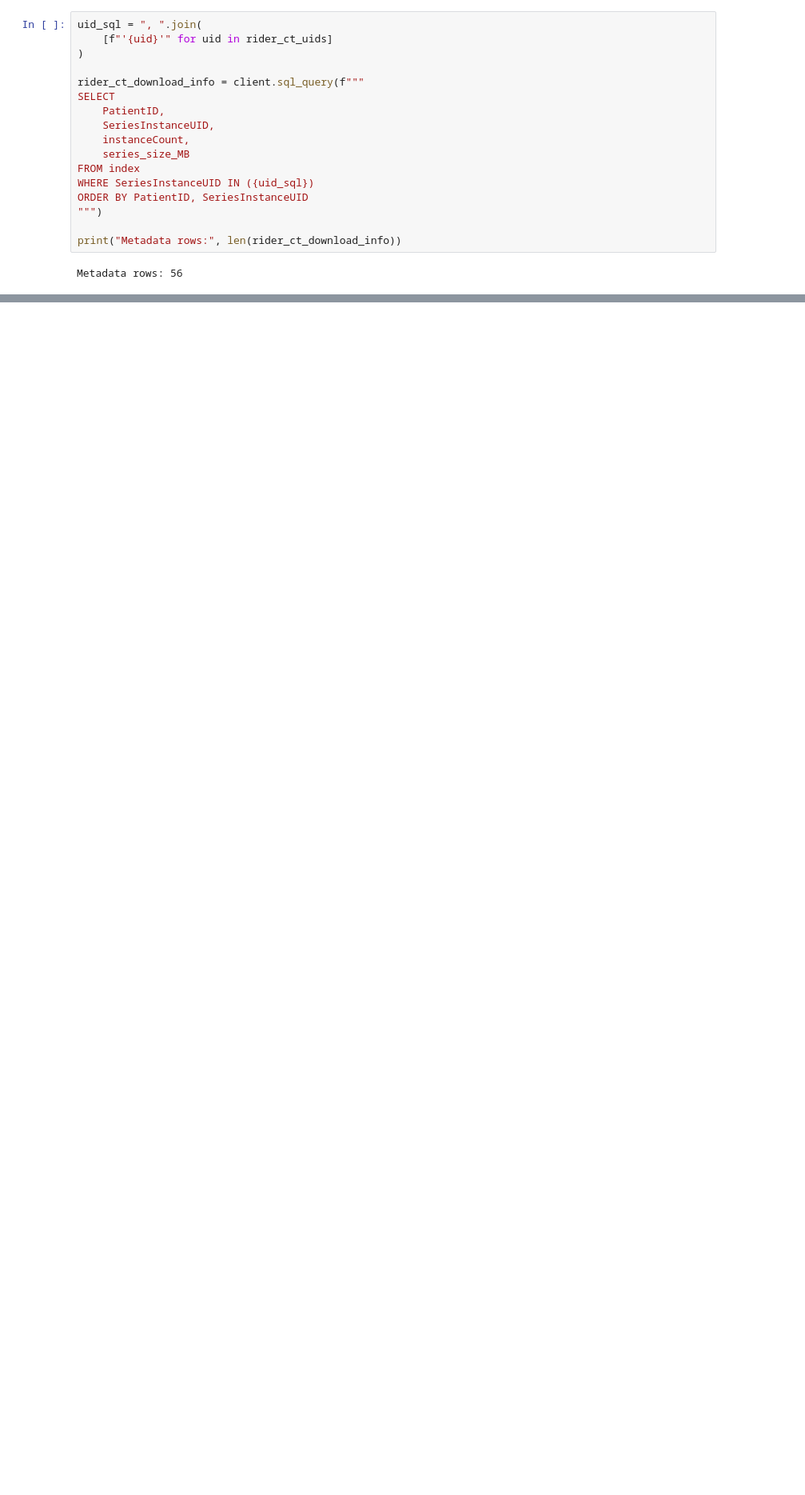
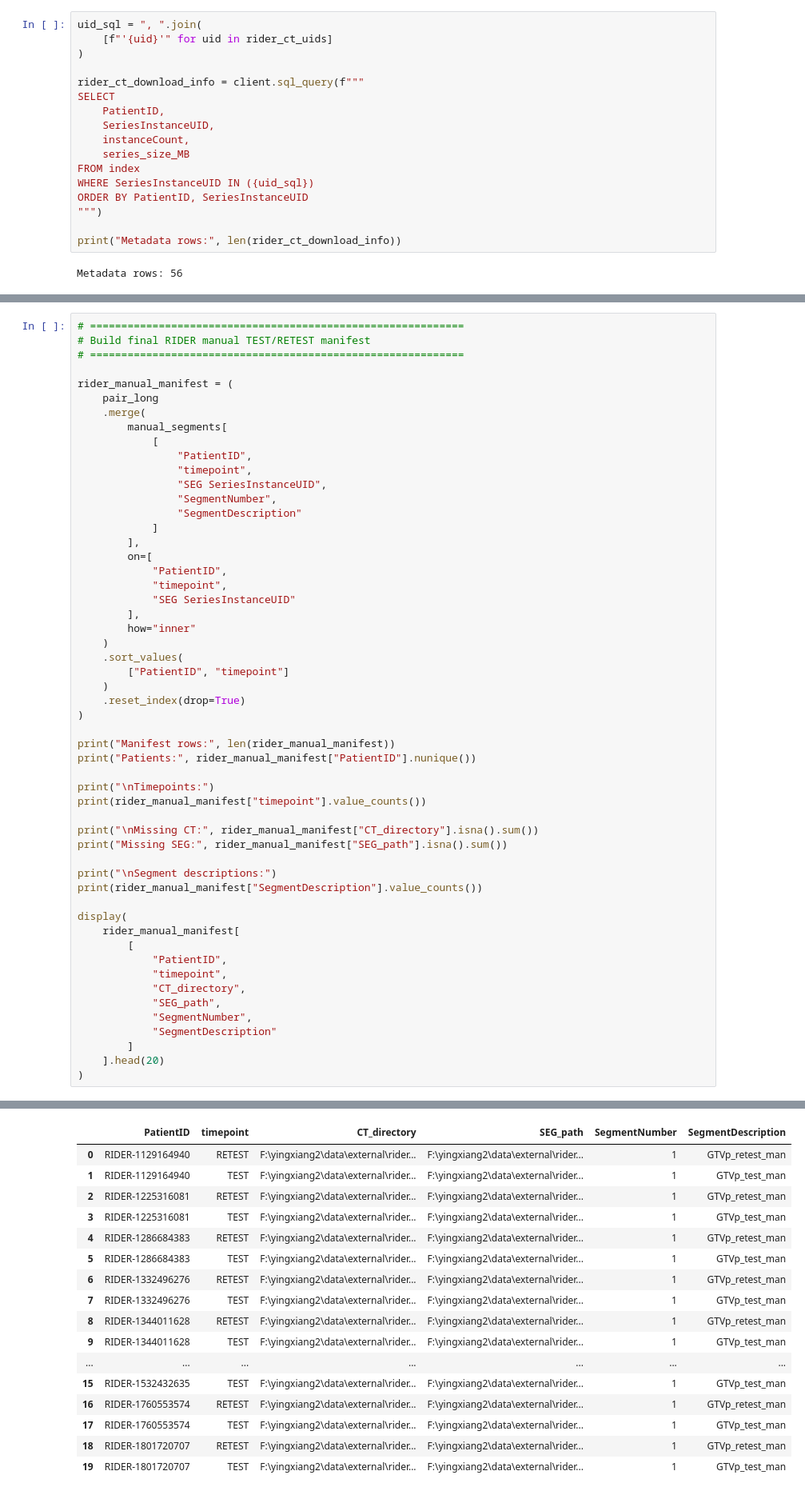
Before and after one commit to gmail2580369-del/lung2-egfr-radiomics, a Jupyter notebook: notebooks/03_modeling_nested_cv.ipynb, the cells around one changed output, grey strips where cells are left out. Shown at 80% size. Drawn from its saved outputs; the diff is of its cells as text; blank space fills up the shorter version.

```diff
--- a/notebooks/03_modeling_nested_cv.ipynb
+++ b/notebooks/03_modeling_nested_cv.ipynb
@@ -8185,0 +8678,55 @@ Metadata rows: 56
+# %%
+# ============================================================
+# Build final RIDER manual TEST/RETEST manifest
+# ============================================================
+
+rider_manual_manifest = (
+    pair_long
+    .merge(
+        manual_segments[
+            [
+                "PatientID",
+                "timepoint",
+                "SEG SeriesInstanceUID",
+                "SegmentNumber",
+                "SegmentDescription"
+            ]
+        ],
+        on=[
+            "PatientID",
+            "timepoint",
+            "SEG SeriesInstanceUID"
+        ],
+        how="inner"
+    )
+    .sort_values(
+        ["PatientID", "timepoint"]
+    )
+    .reset_index(drop=True)
+)
+
+print("Manifest rows:", len(rider_manual_manifest))
+print("Patients:", rider_manual_manifest["PatientID"].nunique())
+
+print("\nTimepoints:")
+print(rider_manual_manifest["timepoint"].value_counts())
+
+print("\nMissing CT:", rider_manual_manifest["CT_directory"].isna().sum())
+print("Missing SEG:", rider_manual_manifest["SEG_path"].isna().sum())
+
+print("\nSegment descriptions:")
+print(rider_manual_manifest["SegmentDescription"].value_counts())
+
+display(
+    rider_manual_manifest[
+        [
+            "PatientID",
+            "timepoint",
+            "CT_directory",
+            "SEG_path",
+            "SegmentNumber",
+            "SegmentDescription"
+        ]
+    ].head(20)
+)
+# %% [output]
@@ -8185,0 +8750,17 @@ Metadata rows: 56
+|  | PatientID | timepoint | CT_directory | SEG_path | SegmentNumber | SegmentDescription |
+| 0 | RIDER-1129164940 | RETEST | F:\yingxiang2\data\external\rider... | F:\yingxiang2\data\external\rider... | 1 | GTVp_retest_man |
+| 1 | RIDER-1129164940 | TEST | F:\yingxiang2\data\external\rider... | F:\yingxiang2\data\external\rider... | 1 | GTVp_test_man |
+| 2 | RIDER-1225316081 | RETEST | F:\yingxiang2\data\external\rider... | F:\yingxiang2\data\external\rider... | 1 | GTVp_retest_man |
+| 3 | RIDER-1225316081 | TEST | F:\yingxiang2\data\external\rider... | F:\yingxiang2\data\external\rider... | 1 | GTVp_test_man |
+| 4 | RIDER-1286684383 | RETEST | F:\yingxiang2\data\external\rider... | F:\yingxiang2\data\external\rider... | 1 | GTVp_retest_man |
+| 5 | RIDER-1286684383 | TEST | F:\yingxiang2\data\external\rider... | F:\yingxiang2\data\external\rider... | 1 | GTVp_test_man |
+| 6 | RIDER-1332496276 | RETEST | F:\yingxiang2\data\external\rider... | F:\yingxiang2\data\external\rider... | 1 | GTVp_retest_man |
+| 7 | RIDER-1332496276 | TEST | F:\yingxiang2\data\external\rider... | F:\yingxiang2\data\external\rider... | 1 | GTVp_test_man |
+| 8 | RIDER-1344011628 | RETEST | F:\yingxiang2\data\external\rider... | F:\yingxiang2\data\external\rider... | 1 | GTVp_retest_man |
+| 9 | RIDER-1344011628 | TEST | F:\yingxiang2\data\external\rider... | F:\yingxiang2\data\external\rider... | 1 | GTVp_test_man |
+| ... | ... | ... | ... | ... | ... | ... |
+| 15 | RIDER-1532432635 | TEST | F:\yingxiang2\data\external\rider... | F:\yingxiang2\data\external\rider... | 1 | GTVp_test_man |
+| 16 | RIDER-1760553574 | RETEST | F:\yingxiang2\data\external\rider... | F:\yingxiang2\data\external\rider... | 1 | GTVp_retest_man |
+| 17 | RIDER-1760553574 | TEST | F:\yingxiang2\data\external\rider... | F:\yingxiang2\data\external\rider... | 1 | GTVp_test_man |
+| 18 | RIDER-1801720707 | RETEST | F:\yingxiang2\data\external\rider... | F:\yingxiang2\data\external\rider... | 1 | GTVp_retest_man |
+| 19 | RIDER-1801720707 | TEST | F:\yingxiang2\data\external\rider... | F:\yingxiang2\data\external\rider... | 1 | GTVp_test_man |
```
Also changed, not shown: parts of 61 cells of this notebook, 11 other files.
